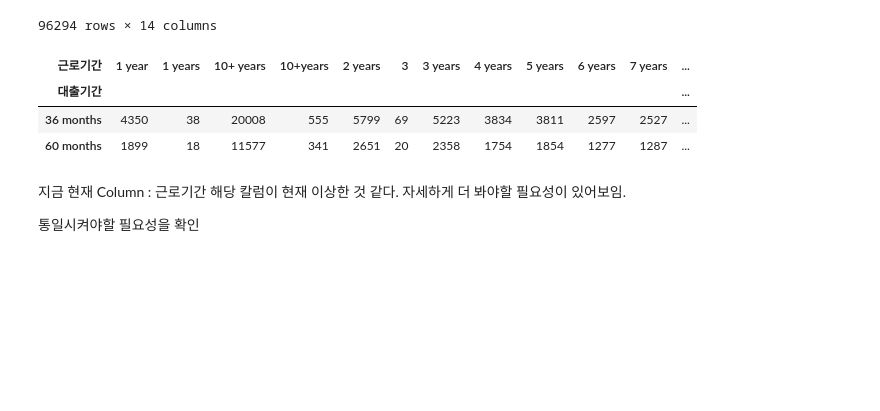
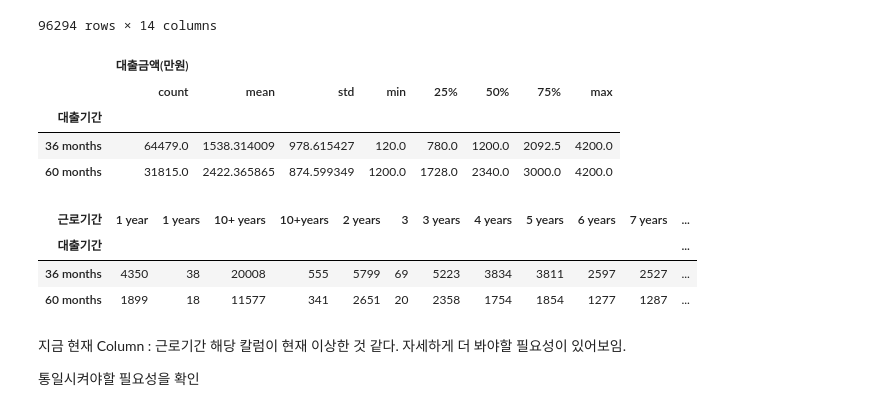
Before and after one commit to youse0ng/AICE_, a Jupyter notebook: open/데이터.ipynb, the cells around one changed output. Drawn from its saved outputs; the diff is of its cells as text; code cells hidden in the pictures; blank space fills up the shorter version.

```diff
--- a/open/데이터.ipynb
+++ b/open/데이터.ipynb
@@ -69,6 +85,14 @@ dataframe
 | 96292 | 1560.0 | 36 months | 5 years | MORTGAGE | 6633.0 | 17.30 | 21 | 부채 통합 | 2 | 137.8368 | ... |
 | 96293 | 864.0 | 36 months | 10+ years | RENT | 5040.0 | 11.80 | 14 | 신용 카드 | 0 | 59.6148 | ... |
 96294 rows × 14 columns
+# %%
+dataframe[['대출기간','대출금액(만원)']].groupby('대출기간').describe()
+# %% [output]
+|  | 대출금액(만원) |  |  |  |  |  |  |  |
+|  | count | mean | std | min | 25% | 50% | 75% | max |
+| 대출기간 |  |  |  |  |  |  |  |  |
+| 36 months | 64479.0 | 1538.314009 | 978.615427 | 120.0 | 780.0 | 1200.0 | 2092.5 | 4200.0 |
+| 60 months | 31815.0 | 2422.365865 | 874.599349 | 1200.0 | 1728.0 | 2340.0 | 3000.0 | 4200.0 |
 # %%
 pd.crosstab(dataframe['대출기간'],dataframe['근로기간'])
 # %% [output]
```
Also changed, not shown: parts of 14 cells of this notebook.
